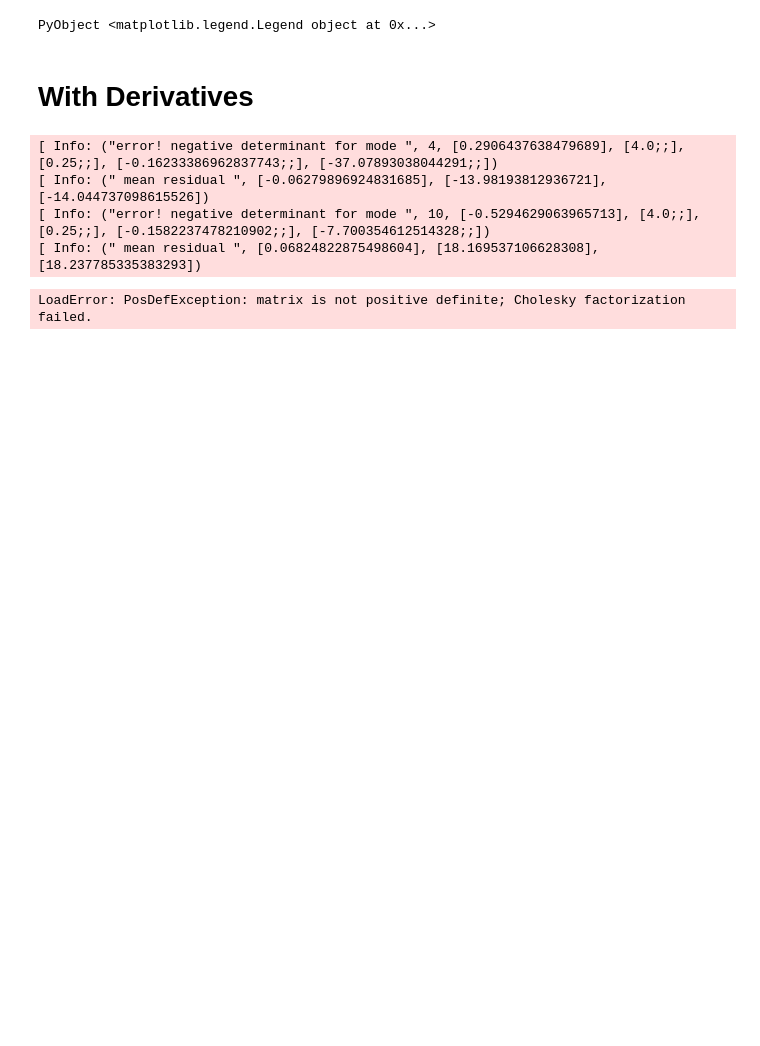
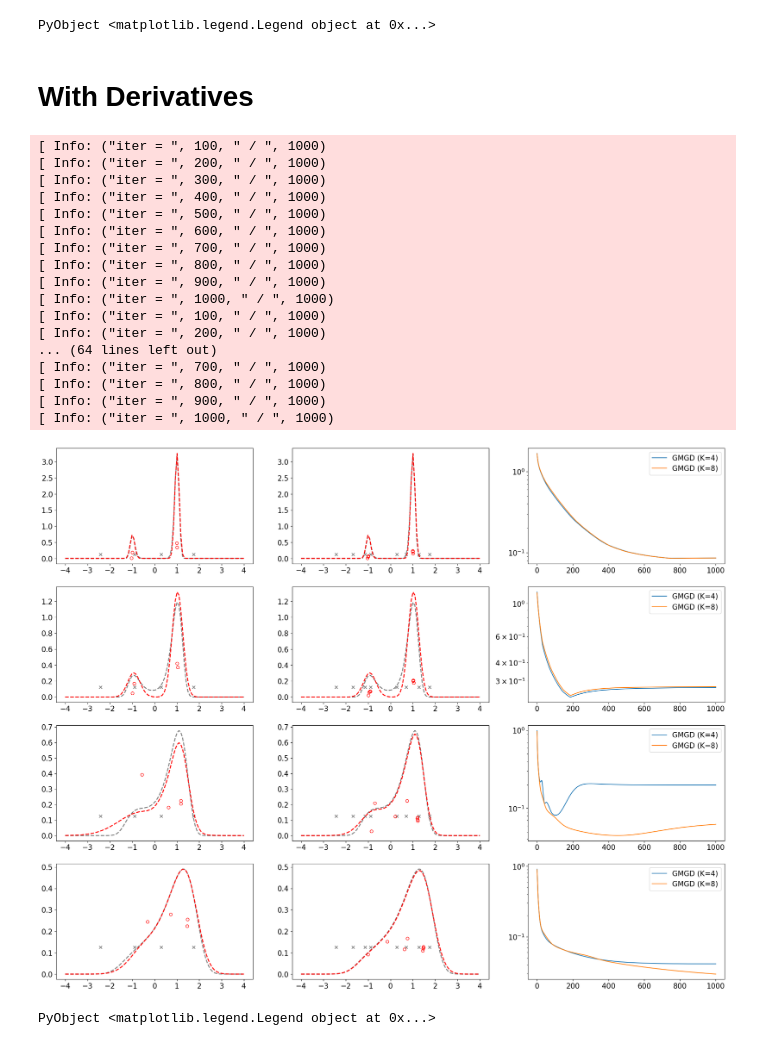
Before and after one commit to Zhengyu-Huang/InverseProblems.jl, a Jupyter notebook: Derivative-Free/Square-Map.ipynb, the cells around one changed output. Saved outputs shown, nothing was run; the diff lists cells and outputs as text; code cells hidden in the pictures; blank space fills up the shorter version.

```diff
--- a/Derivative-Free/Square-Map.ipynb
+++ b/Derivative-Free/Square-Map.ipynb
@@ -216,7 +220,7 @@ fig, ax = PyPlot.subplots(nrows=4, ncols=3, sharex=false, sharey=false, figsize=
 
 
 Random.seed!(111);
-N_modes = 20
+N_modes = 8
 x0_w  = ones(N_modes)/N_modes
 μ0, σ0 = 3.0, 2.0
 N_x = length(μ0)
@@ -235,43 +239,57 @@ y = [1.0; 3.0]
 func_args = (y, ση)
 func_F(x) = F(x, func_args)
 func_dV(x) = V(x, func_args)
-objs = (Gaussian_mixture_VI(func_dV, nothing, x0_w[1:div(N_modes,2)], x0_mean[1:div(N_modes,2),:], xx0_cov[1:div(N_modes,2),:,:]; N_iter = N_iter, dt = 1e-1)[1],
-        Gaussian_mixture_VI(func_dV, nothing, x0_w, x0_mean, xx0_cov; N_iter = N_iter, dt = 1e-1)[1])
+objs = (Gaussian_mixture_VI(func_dV, nothing, x0_w[1:div(N_modes,2)], x0_mean[1:div(N_modes,2),:], xx0_cov[1:div(N_modes,2),:,:]; N_iter = N_iter, dt = 5e-3)[1],
+        Gaussian_mixture_VI(func_dV, nothing, x0_w, x0_mean, xx0_cov; N_iter = N_iter, dt = 5e-3)[1])
 visualization_1d(ax[1,:]; Nx = Nx, x_lim=[-4.0, 4.0], func_F=func_F, objs=objs)
 
 
 ση = [0.5; 2.0]
 func_args = (y, ση)
 func_F(x) = F(x, func_args)
 func_dV(x) = V(x, func_args)
-objs = (Gaussian_mixture_VI(func_dV, nothing, x0_w[1:div(N_modes,2)], x0_mean[1:div(N_modes,2),:], xx0_cov[1:div(N_modes,2),:,:]; N_iter = N_iter, dt = 1e-1)[1],
-        Gaussian_mixture_VI(func_dV, nothing, x0_w, x0_mean, xx0_cov; N_iter = N_iter, dt = 1e-1)[1])
+objs = (Gaussian_mixture_VI(func_dV, nothing, x0_w[1:div(N_modes,2)], x0_mean[1:div(N_modes,2),:], xx0_cov[1:div(N_modes,2),:,:]; N_iter = N_iter, dt = 1e-2)[1],
+        Gaussian_mixture_VI(func_dV, nothing, x0_w, x0_mean, xx0_cov; N_iter = N_iter, dt = 1e-2)[1])
 visualization_1d(ax[2,:]; Nx = Nx, x_lim=[-4.0, 4.0], func_F=func_F, objs=objs)
 
 
 ση = [1.0; 2.0]
 func_args = (y, ση)
 func_F(x) = F(x, func_args)
 func_dV(x) = V(x, func_args)
 objs = (Gaussian_mixture_VI(func_dV, nothing, x0_w[1:div(N_modes,2)], x0_mean[1:div(N_modes,2),:], xx0_cov[1:div(N_modes,2),:,:]; N_iter = N_iter, dt = 1e-1)[1],
         Gaussian_mixture_VI(func_dV, nothing, x0_w, x0_mean, xx0_cov; N_iter = N_iter, dt = 1e-1)[1])
 visualization_1d(ax[3,:]; Nx = Nx, x_lim=[-4.0, 4.0], func_F=func_F, objs=objs)
 
 
 
 ση = [2.0; 2.0]
 func_args = (y, ση)
 func_F(x) = F(x, func_args)
 func_dV(x) = V(x, func_args)
 objs = (Gaussian_mixture_VI(func_dV, nothing, x0_w[1:div(N_modes,2)], x0_mean[1:div(N_modes,2),:], xx0_cov[1:div(N_modes,2),:,:]; N_iter = N_iter, dt = 1e-1)[1],
         Gaussian_mixture_VI(func_dV, nothing, x0_w, x0_mean, xx0_cov; N_iter = N_iter, dt = 1e-1)[1])
 visualization_1d(ax[4,:]; Nx = Nx, x_lim=[-4.0, 4.0], func_F=func_F, objs=objs)
 
 # fig.tight_layout()
 # fig.savefig("DFGMGD.pdf")
 # %% [output]
-[ Info: ("error! negative determinant for mode ", 4, [0.2906437638479689], [4.0;;], [0.25;;], [-0.16233386962837743;;], [-37.07893038044291;;])
-[ Info: (" mean residual ", [-0.06279896924831685], [-13.98193812936721], [-14.044737098615526])
-[ Info: ("error! negative determinant for mode ", 10, [-0.5294629063965713], [4.0;;], [0.25;;], [-0.1582237478210902;;], [-7.700354612514328;;])
-[ Info: (" mean residual ", [0.06824822875498604], [18.169537106628308], [18.237785335383293])
+[ Info: ("iter = ", 100, " / ", 1000)
+[ Info: ("iter = ", 200, " / ", 1000)
+[ Info: ("iter = ", 300, " / ", 1000)
+[ Info: ("iter = ", 400, " / ", 1000)
+[ Info: ("iter = ", 500, " / ", 1000)
+[ Info: ("iter = ", 600, " / ", 1000)
+[ Info: ("iter = ", 700, " / ", 1000)
+[ Info: ("iter = ", 800, " / ", 1000)
+[ Info: ("iter = ", 900, " / ", 1000)
+[ Info: ("iter = ", 1000, " / ", 1000)
+[ Info: ("iter = ", 100, " / ", 1000)
+[ Info: ("iter = ", 200, " / ", 1000)
+... (64 lines left out)
+[ Info: ("iter = ", 700, " / ", 1000)
+[ Info: ("iter = ", 800, " / ", 1000)
+[ Info: ("iter = ", 900, " / ", 1000)
+[ Info: ("iter = ", 1000, " / ", 1000)
+[figure, added]
-LoadError: PosDefException: matrix is not positive definite; Cholesky factorization failed.
+PyObject <matplotlib.legend.Legend object at 0x...>
```
Also changed, not shown: parts of 2 cells of this notebook, 2 other files.
